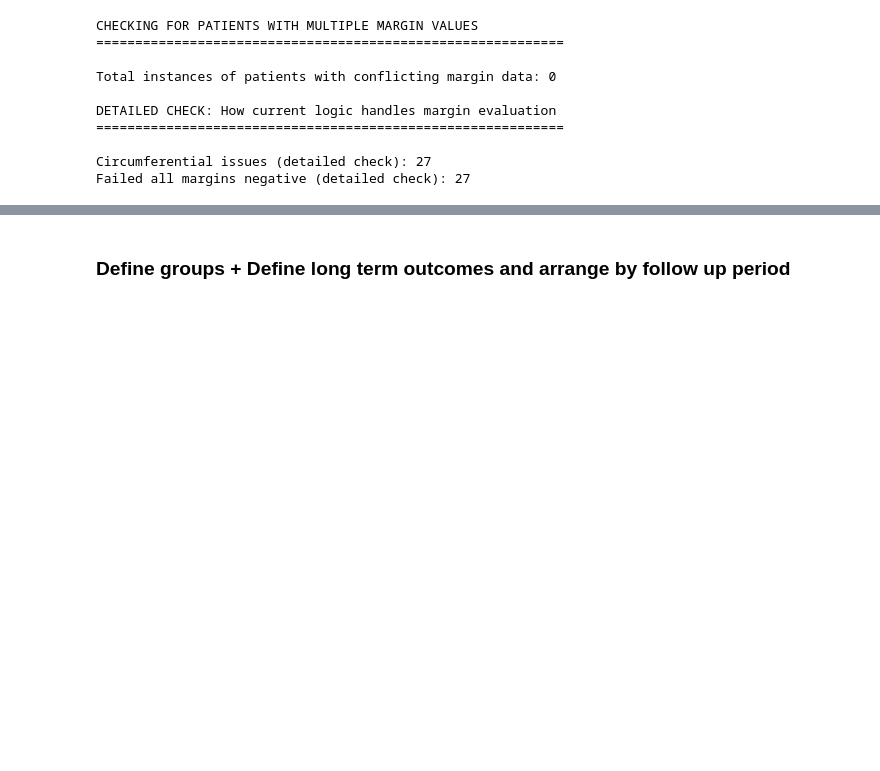
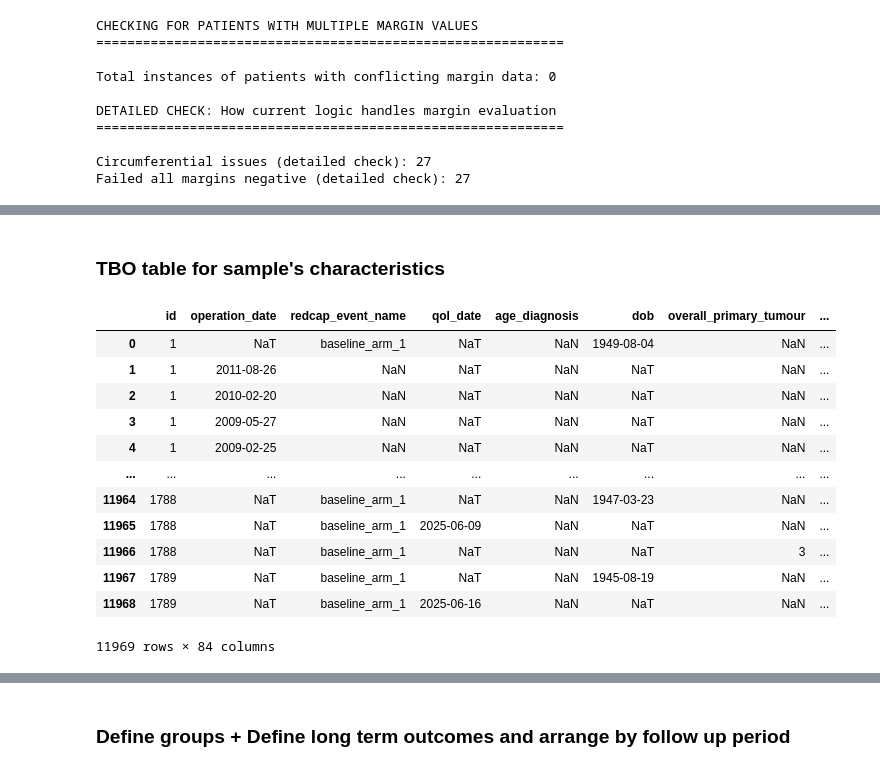
Before and after one commit to Crump-Lab/ESO_project, a Jupyter notebook: notebooks/textbook_analysis10(optional_count_grade).ipynb, the cells around one changed output, grey strips where cells are left out. Drawn from its saved outputs; the diff is of its cells as text; code cells hidden in the pictures; blank space fills up the shorter version.

Commit message:
Ben analysis test statistics absolute value, test name added. TBO vs non TBO sample characteristics added

```diff
--- a/notebooks/textbook_analysis10(optional_count_grade).ipynb
+++ b/notebooks/textbook_analysis10(optional_count_grade).ipynb
@@ -1146,3 +1146,24 @@ Patients with 1 margin type failed: 21
 Patients with 2 margin types failed: 6
 Patients with 3 margin types failed: 0
 Total: 27
+# %% [markdown]
+### TBO table for sample's characteristics
+# %%
+# Read the CSV file - linked file
+file_path = "/home/yjkweon2/projects/def-rtc/yjkweon2/Samir/Merged_TSQIC_REDCap_ACCESS.xlsx"
+sample_table = pd.read_excel(file_path)
+sample_table
+# %% [output]
+|  | id | operation_date | redcap_event_name | qol_date | age_diagnosis | dob | overall_primary_tumour | ... |
+| 0 | 1 | NaT | baseline_arm_1 | NaT | NaN | 1949-08-04 | NaN | ... |
+| 1 | 1 | 2011-08-26 | NaN | NaT | NaN | NaT | NaN | ... |
+| 2 | 1 | 2010-02-20 | NaN | NaT | NaN | NaT | NaN | ... |
+| 3 | 1 | 2009-05-27 | NaN | NaT | NaN | NaT | NaN | ... |
+| 4 | 1 | 2009-02-25 | NaN | NaT | NaN | NaT | NaN | ... |
+| ... | ... | ... | ... | ... | ... | ... | ... | ... |
+| 11964 | 1788 | NaT | baseline_arm_1 | NaT | NaN | 1947-03-23 | NaN | ... |
+| 11965 | 1788 | NaT | baseline_arm_1 | 2025-06-09 | NaN | NaT | NaN | ... |
+| 11966 | 1788 | NaT | baseline_arm_1 | NaT | NaN | NaT | 3 | ... |
+| 11967 | 1789 | NaT | baseline_arm_1 | NaT | NaN | 1945-08-19 | NaN | ... |
+| 11968 | 1789 | NaT | baseline_arm_1 | 2025-06-16 | NaN | NaT | NaN | ... |
+11969 rows × 84 columns
```
Also changed, not shown: parts of 17 cells of this notebook.
